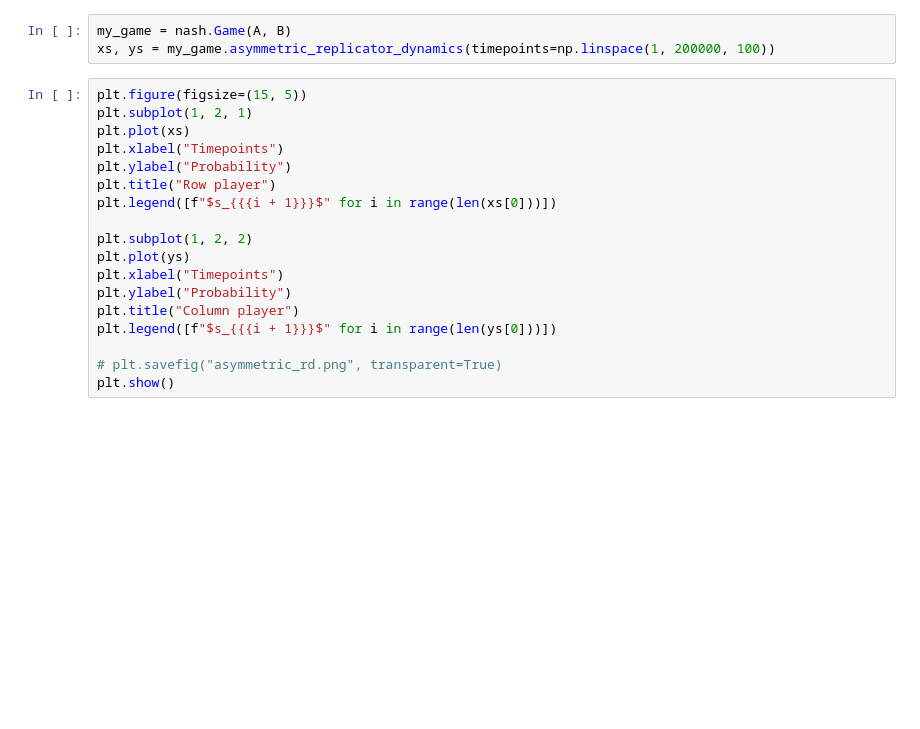
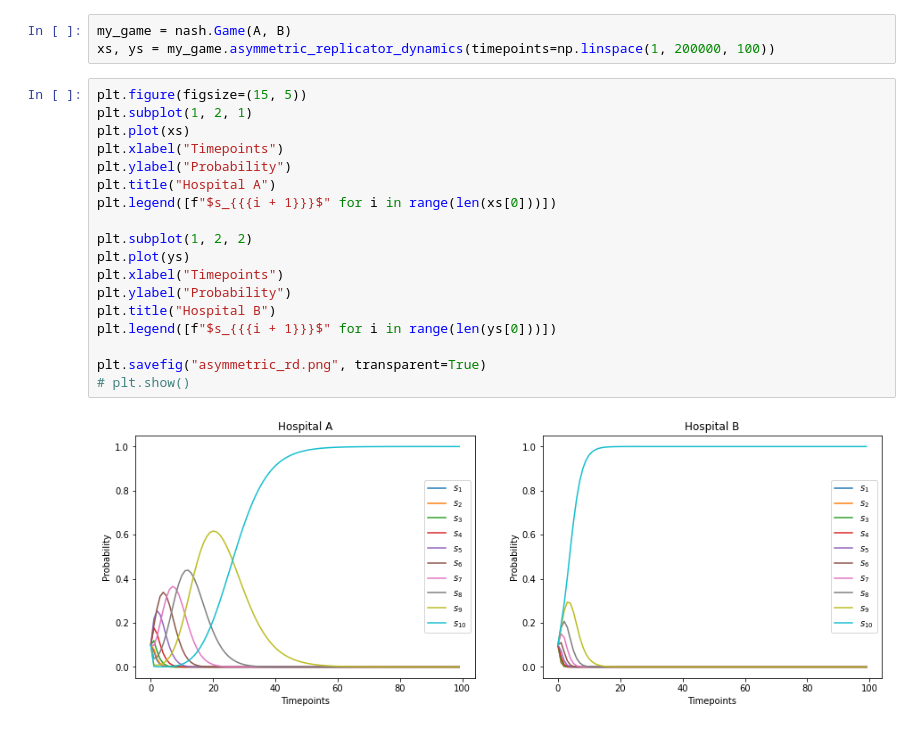
Before and after one commit to MichalisPanayides/ED-EMS-game-paper, a Jupyter notebook: imgs/asymmetric_rd/main.ipynb, the cells around one changed output. Drawn from its saved outputs; the diff is of its cells as text; blank space fills up the shorter version.

Commit message:
Change plots axis labels

```diff
--- a/imgs/asymmetric_rd/main.ipynb
+++ b/imgs/asymmetric_rd/main.ipynb
@@ -88,18 +88,20 @@ xs, ys = my_game.asymmetric_replicator_dynamics(timepoints=np.linspace(1, 200000
 # %%
 plt.figure(figsize=(15, 5))
 plt.subplot(1, 2, 1)
 plt.plot(xs)
 plt.xlabel("Timepoints")
 plt.ylabel("Probability")
-plt.title("Row player")
+plt.title("Hospital A")
 plt.legend([f"$s_{{{i + 1}}}$" for i in range(len(xs[0]))])
 
 plt.subplot(1, 2, 2)
 plt.plot(ys)
 plt.xlabel("Timepoints")
 plt.ylabel("Probability")
-plt.title("Column player")
+plt.title("Hospital B")
 plt.legend([f"$s_{{{i + 1}}}$" for i in range(len(ys[0]))])
 
-# plt.savefig("asymmetric_rd.png", transparent=True)
-plt.show()
+plt.savefig("asymmetric_rd.png", transparent=True)
+# plt.show()
+# %% [output]
+[figure, added]
```
Also changed, not shown: 7 other files.
